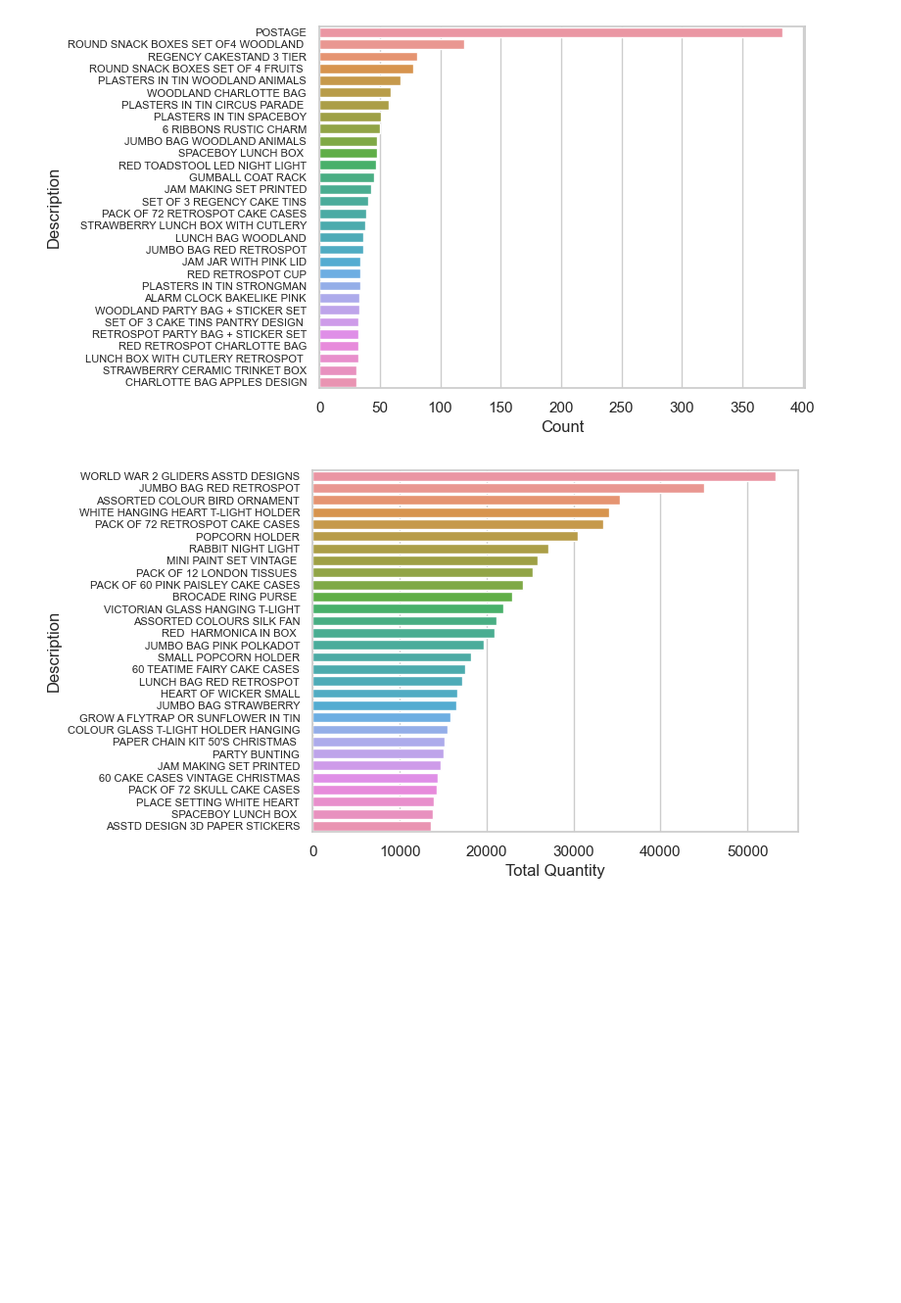
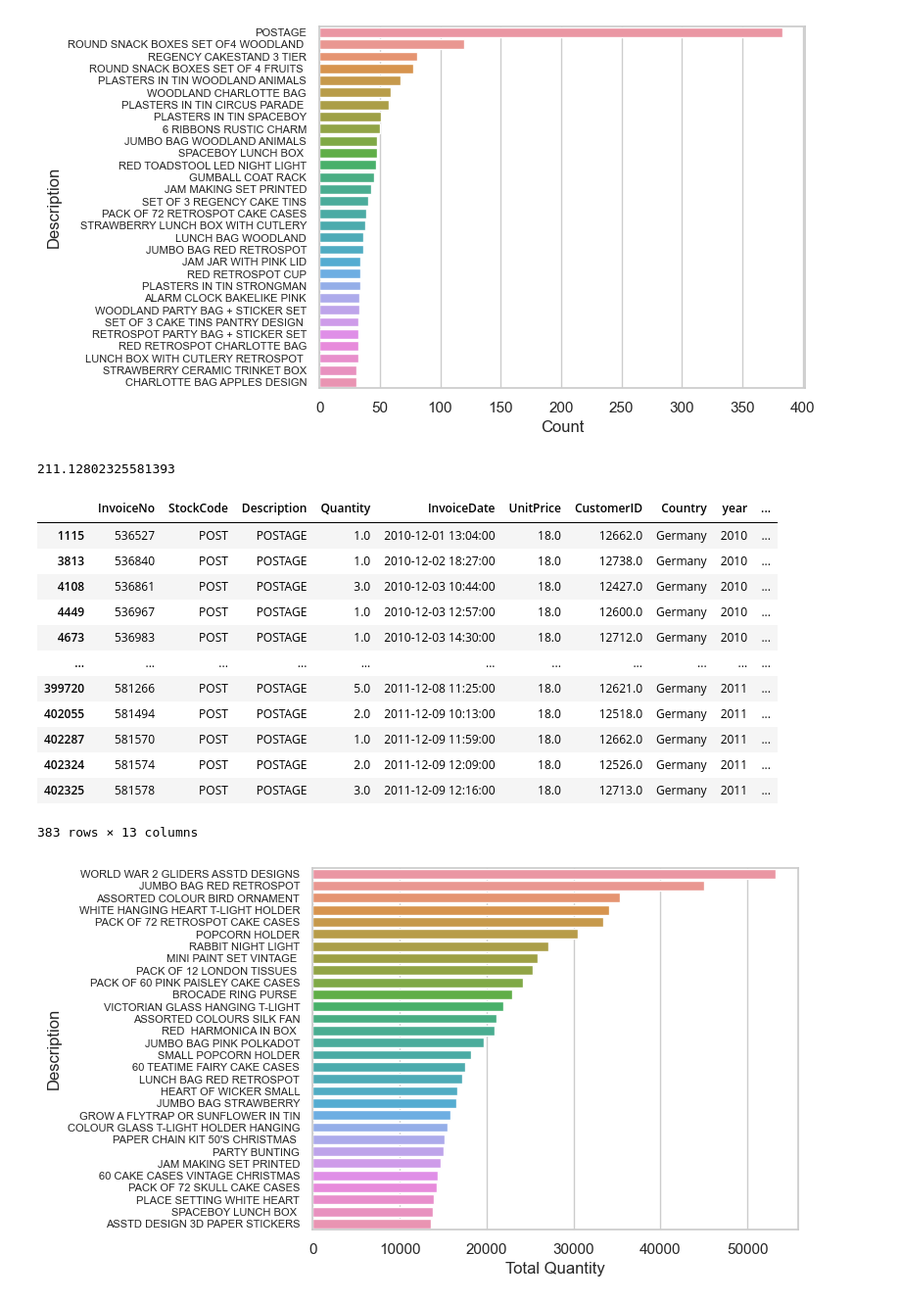
Before and after one commit to GLAZERadr/Data_Science_For_Industry_Task_3, a Jupyter notebook: Data_Exploration.ipynb, the cells around one changed output. Shown at 98% size. Saved outputs shown, nothing was run; the diff lists cells and outputs as text; code cells hidden in the pictures; blank space fills up the shorter version.

```diff
--- a/Data_Exploration.ipynb
+++ b/Data_Exploration.ipynb
@@ -159,6 +159,30 @@ quantity_per_item = quantity_per_item.sort_values(ascending=False)
 quantity_per_item = quantity_per_item.to_frame()
 quantity_per_item = quantity_per_item.reset_index()
 quantity_per_item = quantity_per_item.rename(columns={'Quantity':'Total Quantity'})
+# %%
+post = df[(df['StockCode']=='POST') & (df['Country']=='United Kingdom')]
+post['UnitPrice'].mean()
+# %% [output]
+211.12802325581393
+# %%
+post = df[(df['StockCode']=='POST') & (df['Country']=='Germany')]
+#post['UnitPrice'].mean()
+
+post
+# %% [output]
+|  | InvoiceNo | StockCode | Description | Quantity | InvoiceDate | UnitPrice | CustomerID | Country | year | ... |
+| 1115 | 536527 | POST | POSTAGE | 1.0 | 2010-12-01 13:04:00 | 18.0 | 12662.0 | Germany | 2010 | ... |
+| 3813 | 536840 | POST | POSTAGE | 1.0 | 2010-12-02 18:27:00 | 18.0 | 12738.0 | Germany | 2010 | ... |
+| 4108 | 536861 | POST | POSTAGE | 3.0 | 2010-12-03 10:44:00 | 18.0 | 12427.0 | Germany | 2010 | ... |
+| 4449 | 536967 | POST | POSTAGE | 1.0 | 2010-12-03 12:57:00 | 18.0 | 12600.0 | Germany | 2010 | ... |
+| 4673 | 536983 | POST | POSTAGE | 1.0 | 2010-12-03 14:30:00 | 18.0 | 12712.0 | Germany | 2010 | ... |
+| ... | ... | ... | ... | ... | ... | ... | ... | ... | ... | ... |
+| 399720 | 581266 | POST | POSTAGE | 5.0 | 2011-12-08 11:25:00 | 18.0 | 12621.0 | Germany | 2011 | ... |
+| 402055 | 581494 | POST | POSTAGE | 2.0 | 2011-12-09 10:13:00 | 18.0 | 12518.0 | Germany | 2011 | ... |
+| 402287 | 581570 | POST | POSTAGE | 1.0 | 2011-12-09 11:59:00 | 18.0 | 12662.0 | Germany | 2011 | ... |
+| 402324 | 581574 | POST | POSTAGE | 2.0 | 2011-12-09 12:09:00 | 18.0 | 12526.0 | Germany | 2011 | ... |
+| 402325 | 581578 | POST | POSTAGE | 3.0 | 2011-12-09 12:16:00 | 18.0 | 12713.0 | Germany | 2011 | ... |
+383 rows × 13 columns
 # %%
 sns.barplot(data=quantity_per_item.head(30), x='Total Quantity', y='Description')
 plt.xlabel('Total Quantity')
```
Also changed, not shown: parts of 4 cells of this notebook, 1 other file.
